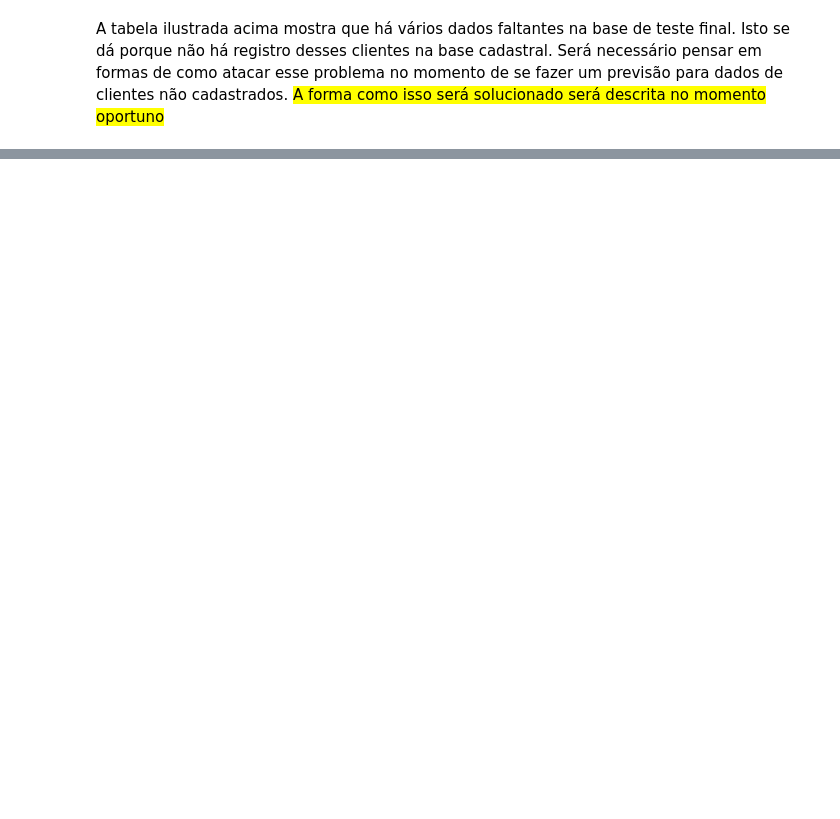
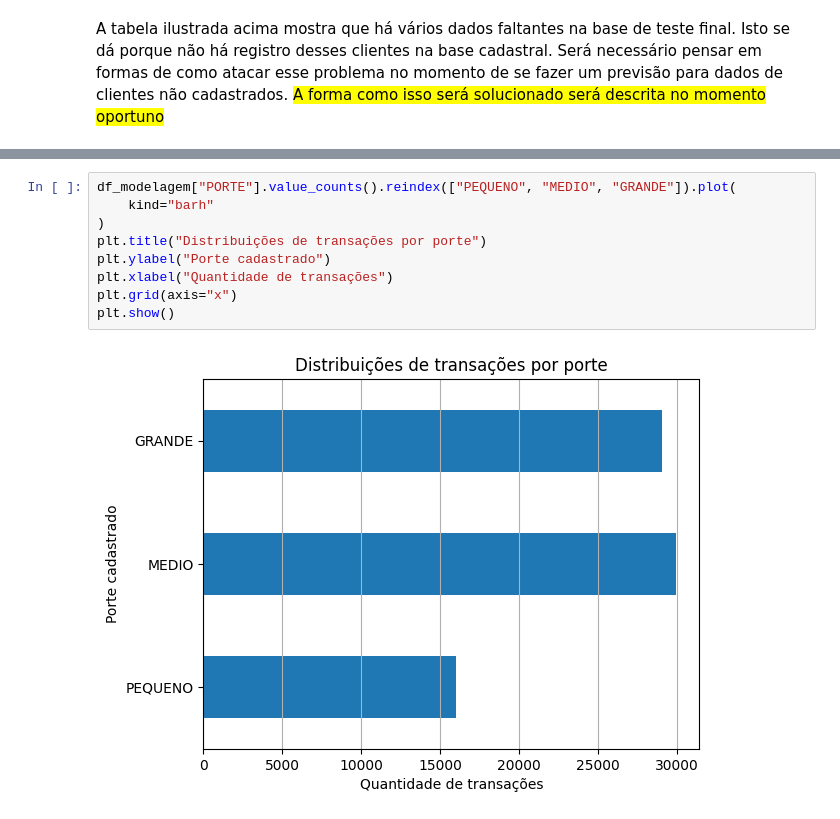
Before and after one commit to gupaulasan/credit-score, a Jupyter notebook: notebooks/credit_score.ipynb, the cells around one changed output, grey strips where cells are left out. Drawn from its saved outputs; the diff is of its cells as text; blank space fills up the shorter version.

```diff
--- a/notebooks/credit_score.ipynb
+++ b/notebooks/credit_score.ipynb
@@ -543,0 +553,11 @@ A tabela ilustrada acima mostra que há vários dados faltantes na base de teste
+# %%
+df_modelagem["PORTE"].value_counts().reindex(["PEQUENO", "MEDIO", "GRANDE"]).plot(
+    kind="barh"
+)
+plt.title("Distribuições de transações por porte")
+plt.ylabel("Porte cadastrado")
+plt.xlabel("Quantidade de transações")
+plt.grid(axis="x")
+plt.show()
+# %% [output]
+[figure, added]
```
Also changed, not shown: parts of 18 cells of this notebook.
